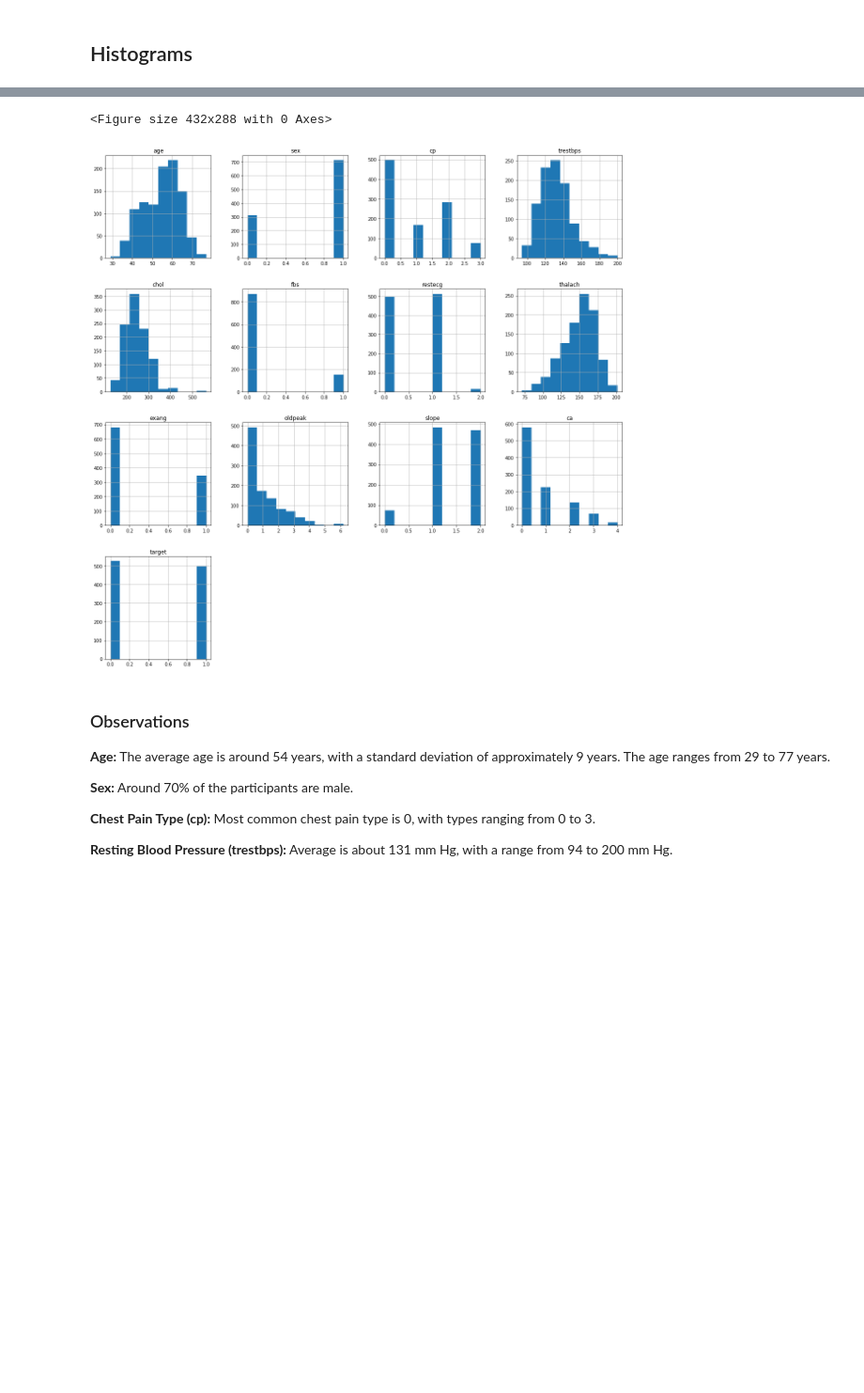
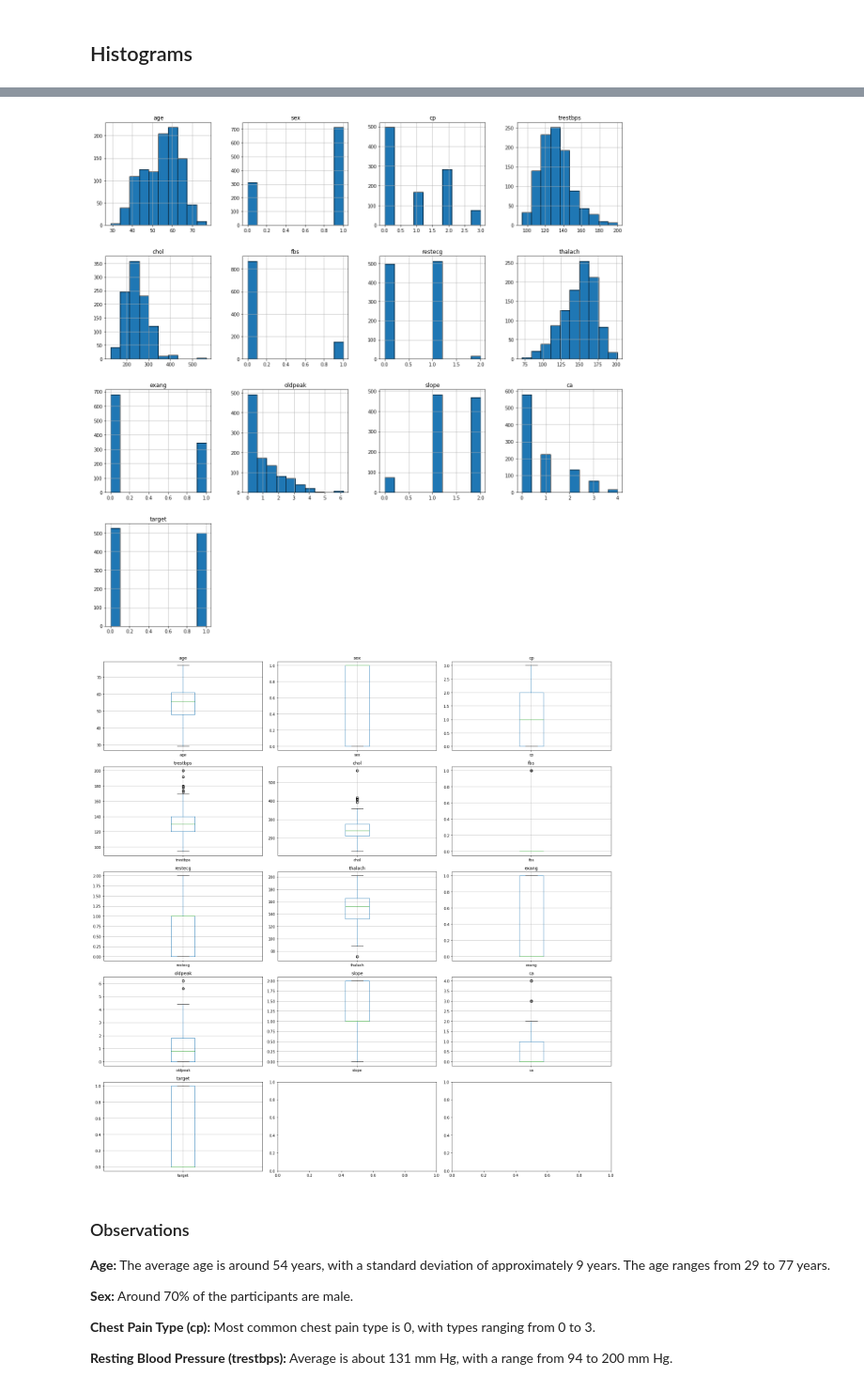
Before and after one commit to abdulnawab916/ECSFinalProject, a Jupyter notebook: Exploratory Data Analysis/EDA.ipynb, the cells around one changed output, grey strips where cells are left out. Shown at 94% size. Saved outputs shown, nothing was run; the diff lists cells and outputs as text; code cells hidden in the pictures; blank space fills up the shorter version.

Commit message:
fixed the images

```diff
--- a/Exploratory Data Analysis/EDA.ipynb
+++ b/Exploratory Data Analysis/EDA.ipynb
@@ -66,30 +66,46 @@ general_stats, target_distribution, sex_distribution, age_heart_disease
 # %%
 # Histogram for age
 plt.hist(heart_data['age'], edgecolor='black')
 plt.title('Patient Age Distribution')
 plt.xlabel('Age')
 plt.ylabel('Frequency')
 plt.xticks(range(25, 80, 5))
+plt.savefig('Patient Age Distribution.png')
 plt.show()
-plt.savefig('Patient Age Distribution')
 
 # Histogram for sex
 plt.hist(heart_data['sex'], bins=[-0.5, 0.5, 1.5], edgecolor='black')
 plt.title('Patient Sex Distribution')
 plt.xlabel('Sex (0 = Female, 1 = Male)')
 plt.ylabel('Frequency')
 plt.xticks([0, 1])
+plt.savefig('Patient Sex Distribution.png')
 plt.show()
-plt.savefig('Patient Sex Distribution')
 
-# Histogram for ALL attributes
-heart_data.hist(figsize=(20,20))
-plt.savefig('Histogram for attributes')
+# Histogram for all attributes
+heart_data.hist(figsize=(20, 20), edgecolor='black')
+plt.savefig('Histogram for attributes.png')
+plt.show()
+
+# Box plots for all attributes
+num_columns = 3
+num_rows = (len(heart_data.columns) + num_columns - 1) // num_columns
+fig, axes = plt.subplots(num_rows, num_columns, figsize=(20, 20))
+
+for i, column in enumerate(heart_data.columns):
+    row = i // num_columns
+    col = i % num_columns
+    heart_data.boxplot(column=column, ax=axes[row, col])
+    axes[row, col].set_title(column)
+
+plt.tight_layout()
+plt.savefig('Box Plots for All Attributes.png')
+plt.show()
 # %% [output]
 [figure]
 [figure]
-<Figure size 432x288 with 0 Axes>
-[figure, old version]
+[figure, new version]
+[figure, added]
 # %% [markdown]
 ### Observations
 
```
Also changed, not shown: parts of 5 cells of this notebook, 11 other files.
